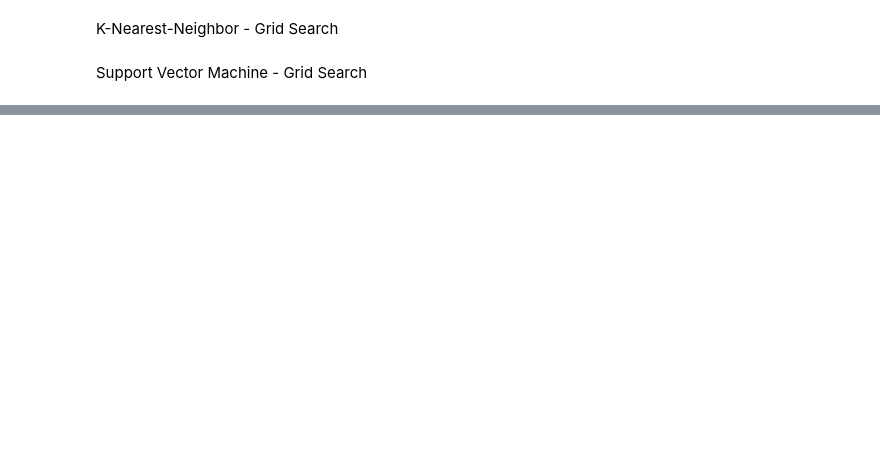
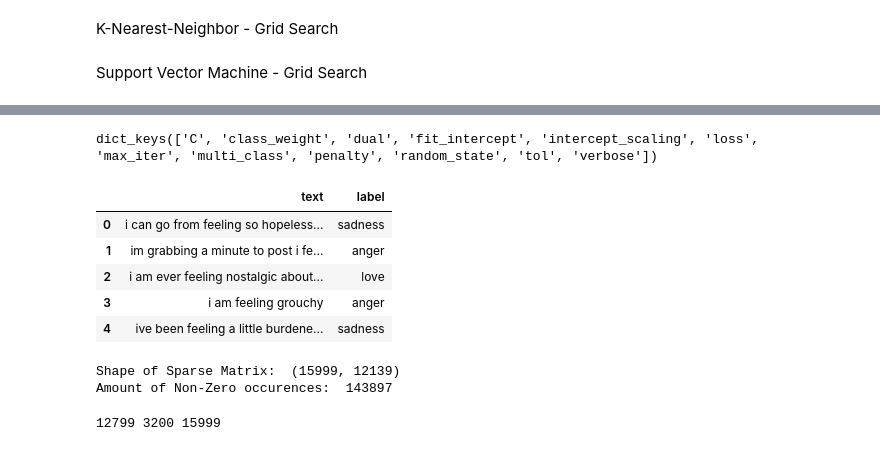
Before and after one commit to KamenDamov/NLP-Sentiment-Analysis, a Jupyter notebook: data_model_exploration.ipynb, the cells around one changed output, grey strips where cells are left out. Saved outputs shown, nothing was run; the diff lists cells and outputs as text; code cells hidden in the pictures; blank space fills up the shorter version.

```diff
--- a/data_model_exploration.ipynb
+++ b/data_model_exploration.ipynb
@@ -317,0 +331,18 @@ print("Accuracy for our training dataset with tuning is : {:.2f}%".format(accura
+# %%
+LinearSVC().get_params().keys()
+# %% [output]
+dict_keys(['C', 'class_weight', 'dual', 'fit_intercept', 'intercept_scaling', 'loss', 'max_iter', 'multi_class', 'penalty', 'random_state', 'tol', 'verbose'])
+# %%
+#A NEW DAY, NEW OPPORTUNITY
+df = pd.read_csv('train.txt',sep=';')
+# %%
+df.rename({'i didnt feel humiliated':'text','sadness':'label'}, axis = 1, inplace=True)
+# %%
+df.head()
+# %% [output]
+|  | text | label |
+| 0 | i can go from feeling so hopeless... | sadness |
+| 1 | im grabbing a minute to post i fe... | anger |
+| 2 | i am ever feeling nostalgic about... | love |
+| 3 | i am feeling grouchy | anger |
+| 4 | ive been feeling a little burdene... | sadness |
@@ -317,0 +352,16 @@ print("Accuracy for our training dataset with tuning is : {:.2f}%".format(accura
+# %%
+print('Shape of Sparse Matrix: ', text_bow.shape)
+print('Amount of Non-Zero occurences: ', text_bow.nnz)
+# %% [output]
+Shape of Sparse Matrix:  (15999, 12139)
+Amount of Non-Zero occurences:  143897
+# %%
+#Train/test splits
+from sklearn.model_selection import train_test_split
+
+msg_train, msg_test, label_train, label_test = \
+train_test_split(df['text'], df['label'], test_size=0.2)
+
+print(len(msg_train), len(msg_test), len(msg_train) + len(msg_test))
+# %% [output]
+12799 3200 15999
```
Also changed, not shown: parts of 7 cells of this notebook, 2 other files.
